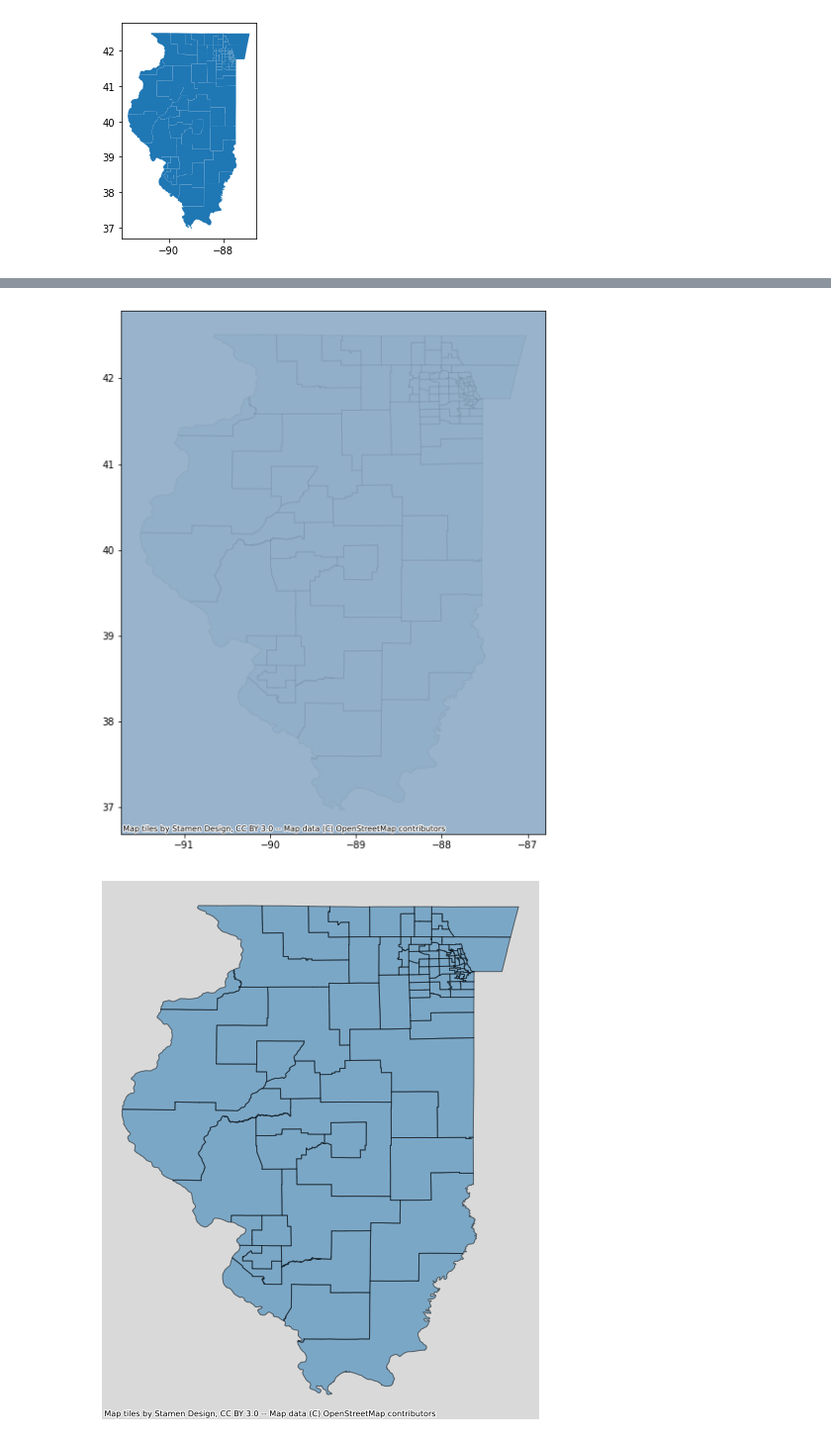
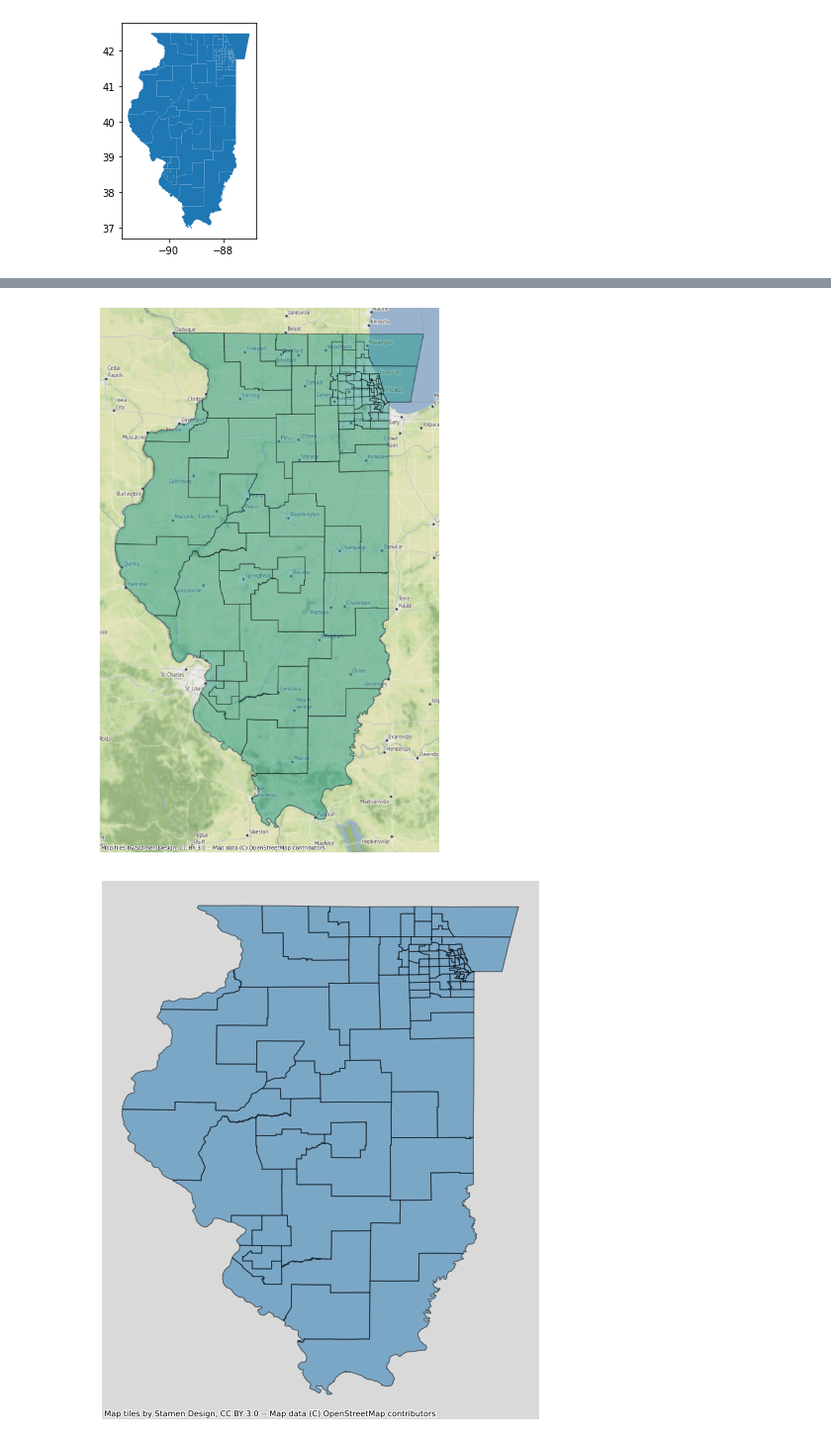
Before and after one commit to JohnhoyStephens/Capstone, a Jupyter notebook: Notebooks/Explortatory/visuals.ipynb, the cells around one changed output, grey strips where cells are left out. Shown at 99% size. Cells and saved outputs as stored; diff of their text form; code cells hidden in the pictures.

Commit message:
adding visuals and final notebook

```diff
--- a/Notebooks/Explortatory/visuals.ipynb
+++ b/Notebooks/Explortatory/visuals.ipynb
@@ -944,9 +948,12 @@ import contextily as ctx
 # %%
-ax=il_2.plot(figsize=(10,10),alpha=.05,edgecolor='k')
-ctx.add_basemap(ax,zoom=18)
-plt.savefig("../../Reports/Figures/Map",transparent=True,bbox_inches="tight",)
+il_3=il_2.to_crs(epsg=3857)
+figure, ax = plt.subplots(figsize=(15,15))
+il_2.plot(alpha=0.5, edgecolor='k', color='#2a9d8f', ax=ax)
+ax.set_axis_off()
+ctx.add_basemap(ax)
+plt.savefig("../../Reports/Figures/Map",transparent=True,bbox_inches="tight");
 # %% [output]
-[figure, old version]
+[figure, new version]
 # %%
 ax =full_df.plot(figsize=(10, 10), alpha=0.5, edgecolor='k')
 ctx.add_basemap(ax, url=ctx.providers.Stamen.TonerLite)
```
Also changed, not shown: parts of 6 cells of this notebook, 4 other files.
